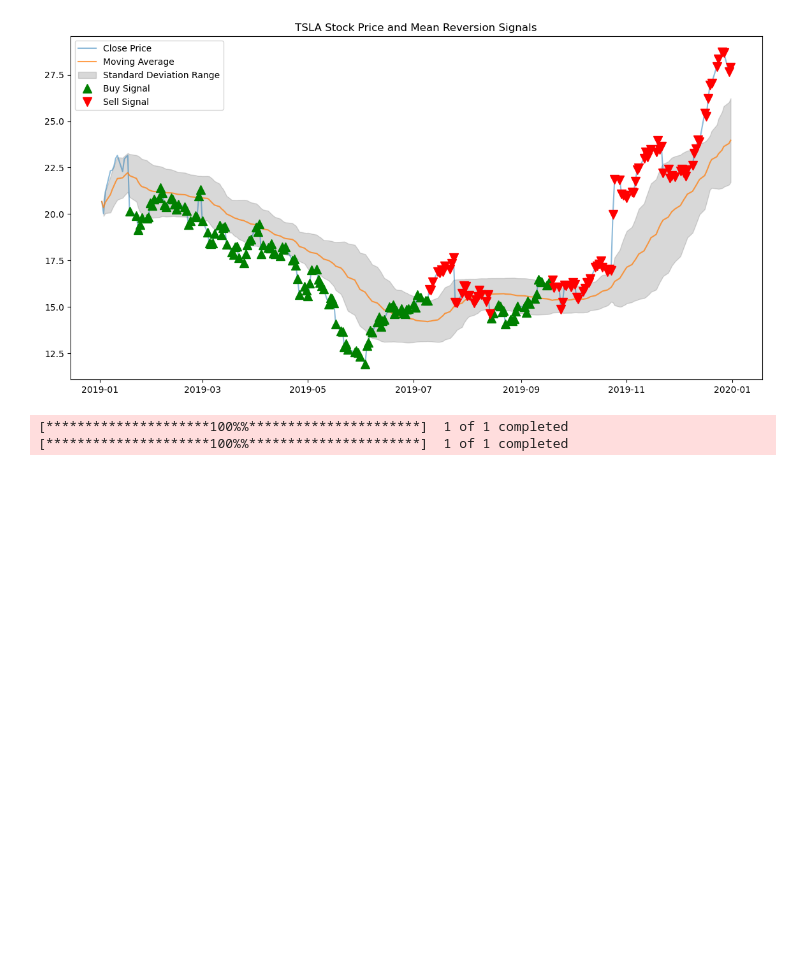
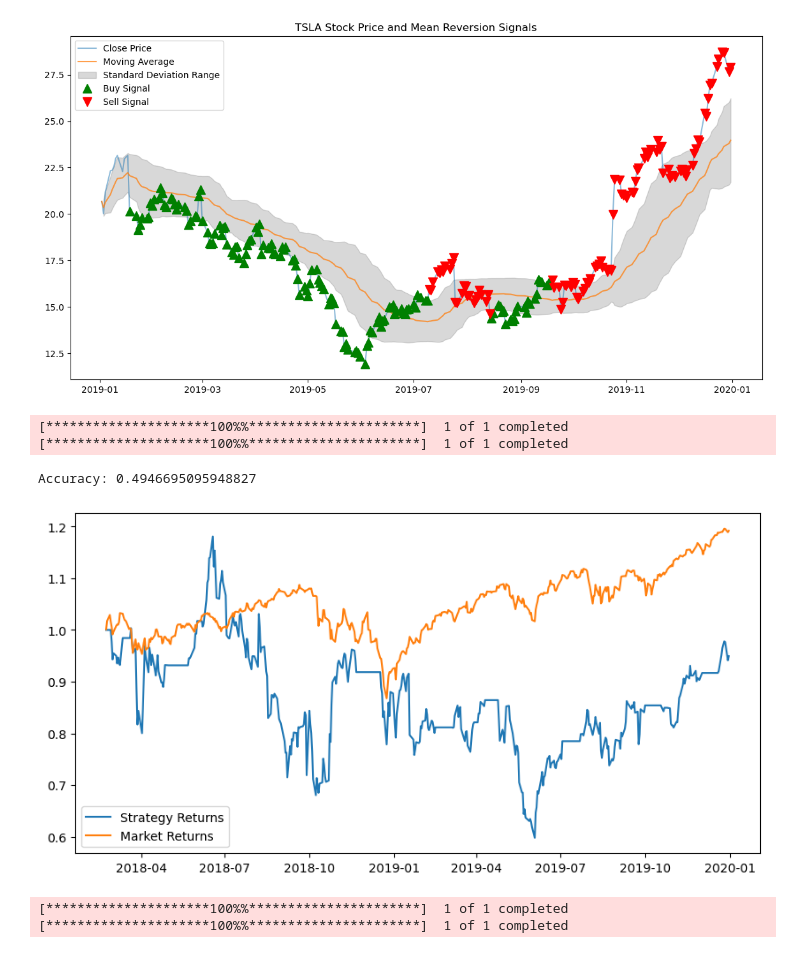
Before and after one commit to jjr2024/cs-451-quant-project, a Jupyter notebook: axiao_research.ipynb, the cells around one changed output. Cells and saved outputs as stored; diff of their text form; code cells hidden in the pictures; blank space fills up the shorter version.

Commit message:
rfeanalysis and combined data analysis

```diff
--- a/axiao_research.ipynb
+++ b/axiao_research.ipynb
@@ -99,6 +99,82 @@ plt.legend()
 plt.show()
 # %% [output]
 [figure]
+# %%
+from sklearn.metrics import accuracy_score
+from sklearn.model_selection import train_test_split
+from sklearn.ensemble import RandomForestClassifier
+from sklearn.linear_model import LogisticRegression
+from sklearn.svm import SVC
+
+ticker = 'TSLA'
+start_date = '2010-01-01'
+end_date = '2020-01-01'
+
+model = LogisticRegression()
+
+data = yf.download(ticker, start=start_date, end=end_date)
+
+# Calculate moving averages and std
+data['SMA_20'] = data['Close'].rolling(window=20).mean()
+data['SMA_50'] = data['Close'].rolling(window=50).mean()
+data['Std_Dev'] = data['Close'].rolling(window=20).std()
+
+# Calculate the z-score
+data['Z_Score'] = (data['Close'] - data['SMA_20']) / data['Std_Dev']
+
+# Calculate RSI
+delta = data['Close'].diff()
+up = delta.clip(lower=0)
+down = -1 * delta.clip(upper=0)
+ema_up = up.ewm(com=13, adjust=False).mean()
+ema_down = down.ewm(com=13, adjust=False).mean()
+rs = ema_up / ema_down
+
+data['RSI'] = 100 - (100 / (1 + rs))
+
+# Calculate the daily returns
+data['Returns'] = data['Close'].pct_change()
+
+# Drop any NaNs
+data.dropna(inplace=True)
+
+# If stock price goes up or down
+data['Target'] = (data['Returns'].shift(-1) > 0).astype(int)
+
+# Wanted features for X and y
+features = ['SMA_20', 'SMA_50', 'Std_Dev', 'Z_Score', 'RSI', 'Returns']
+X = data[features]
+y = data['Target']
+
+# Split data into first 80% and last 20%
+X_train, X_test, y_train, y_test = train_test_split(X, y, test_size=0.2, random_state=42, shuffle=False)
+
+model.fit(X_train, y_train)
+
+y_pred = model.predict(X_test)
+accuracy = accuracy_score(y_test, y_pred)
+print("Accuracy:", accuracy)
+
+# Calculate cumulative strategy returns on test data
+X_test['Predicted_Signal'] = y_pred
+X_test['Strategy_Returns'] = X_test['Returns'] * X_test['Predicted_Signal'].shift(1)
+cumulative_strategy_returns = (X_test['Strategy_Returns'] + 1).cumprod()
+
+# Calculate cumulative returns for the market
+spy = yf.download('SPY', start=X_test.index[0].date().strftime('%Y-%m-%d'), end=end_date)
+spy['Returns'] = spy['Close'].pct_change()
+cumulative_market_returns = (spy['Returns'] + 1).cumprod()
+
+plt.figure(figsize=(10,5))
+plt.plot(cumulative_strategy_returns, label='Strategy Returns')
+plt.plot(cumulative_market_returns, label='Market Returns')
+plt.legend()
+plt.show()
+# %% [output]
+[*********************100%%**********************]  1 of 1 completed
+[*********************100%%**********************]  1 of 1 completed
+Accuracy: 0.4946695095948827
+[figure, added]
 # %%
 from sklearn.metrics import accuracy_score
 from sklearn.model_selection import train_test_split
```
Also changed, not shown: parts of 26 cells of this notebook.
